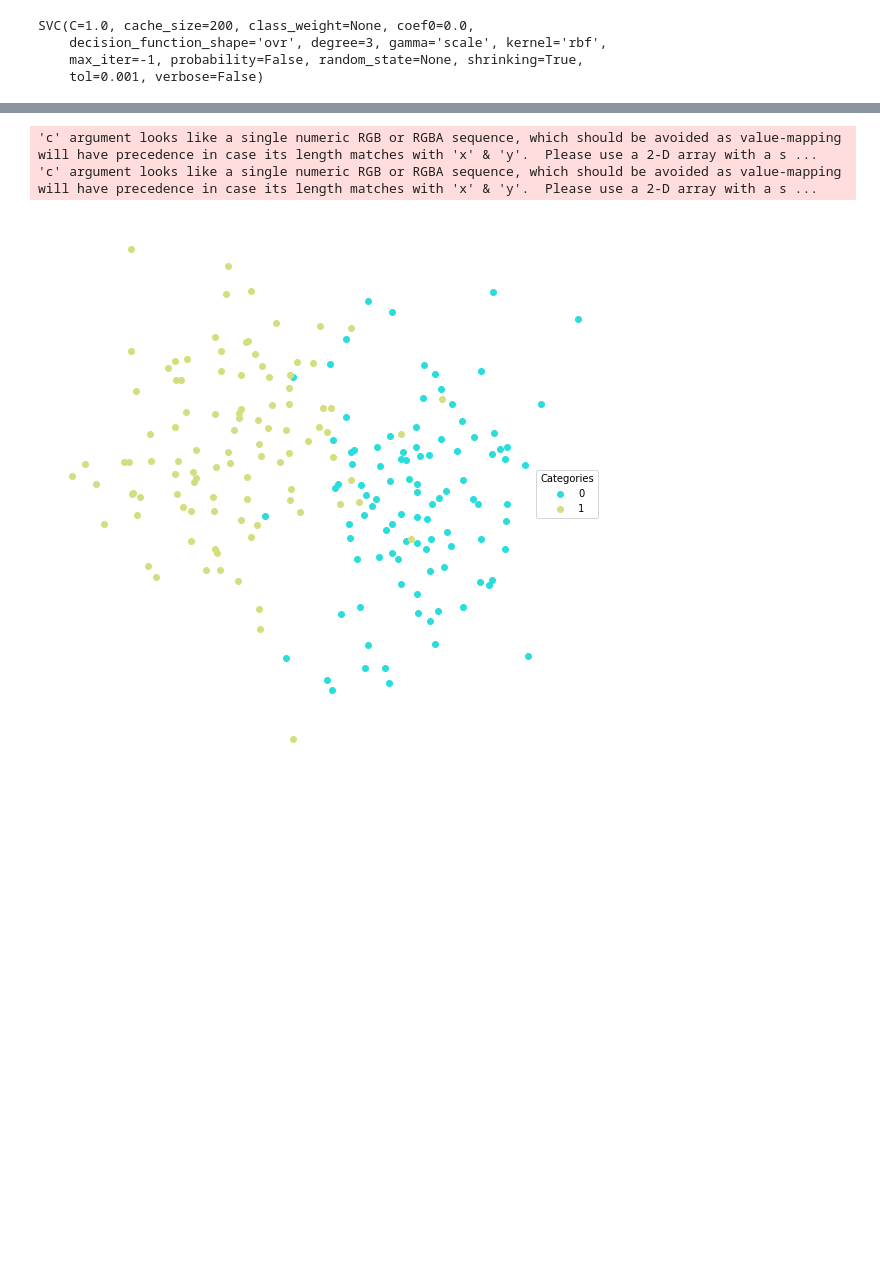
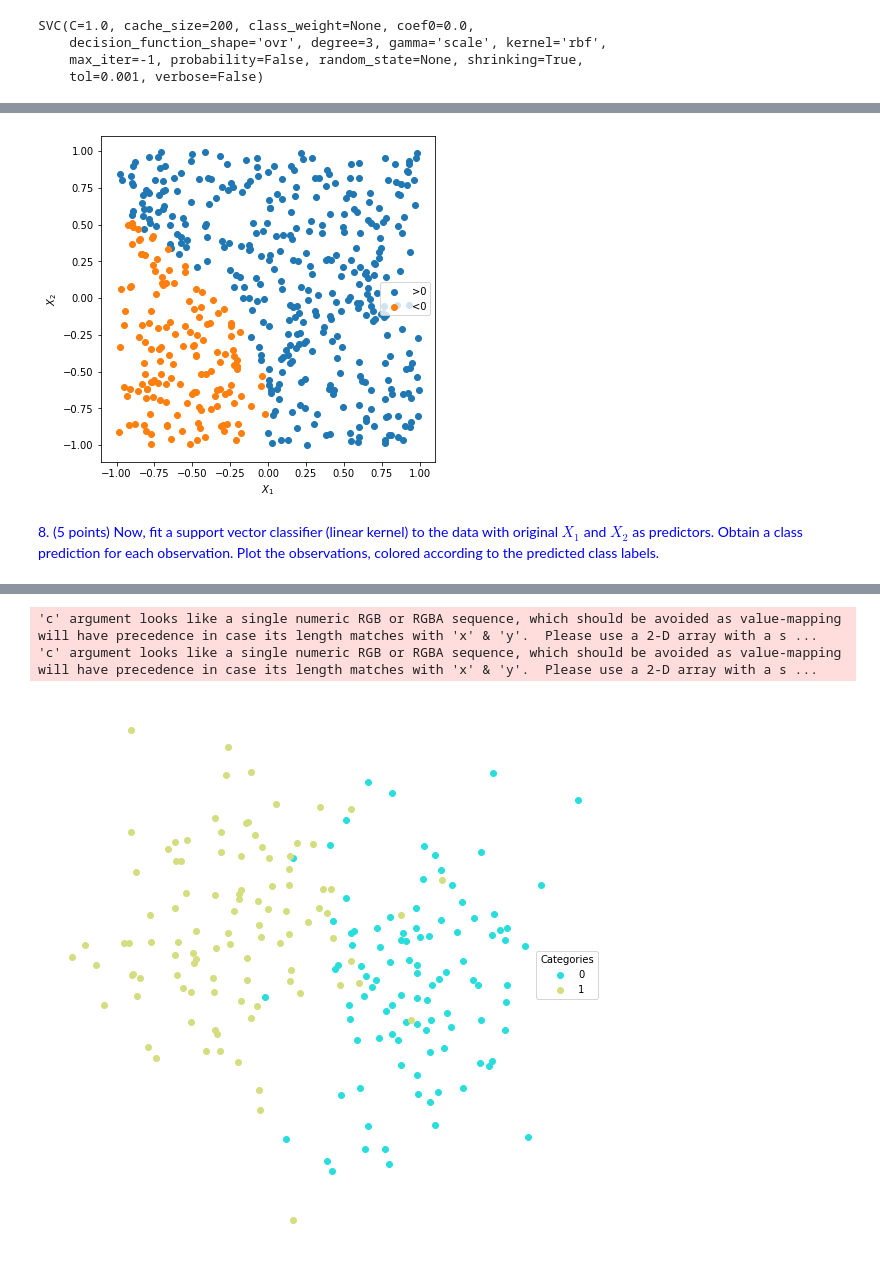
Before and after one commit to anuraag94/problem-set-6, a Jupyter notebook: Regina_Catipon_HW6.ipynb, the cells around one changed output, grey strips where cells are left out. Saved outputs shown, nothing was run; the diff lists cells and outputs as text; code cells hidden in the pictures; blank space fills up the shorter version.

```diff
--- a/Regina_Catipon_HW6.ipynb
+++ b/Regina_Catipon_HW6.ipynb
@@ -229,0 +201,8 @@ In class we learned that in the case of data that is just barely linearly separa
+# %%
+import math
+# variable x1 times x2
+
+nonlinear_func = np.stack((x1, x2,(x1**2),(x2**2)), axis=1)
+output = y >=0
+#logistic regression
+non_lr = LogisticRegression().fit(nonlinear_func, output )
@@ -229,0 +211,19 @@ In class we learned that in the case of data that is just barely linearly separa
+# %%
+pred_non_lr = non_lr.predict(nonlinear_func)
+# %%
+
+# predictions with nonlinear
+fig, ax = plt.subplots(figsize = (6,6))
+pallet = seaborn.color_palette(palette='rainbow', n_colors= 2)
+plt.scatter(x1[pred_non_lr],x2[pred_non_lr])
+plt.scatter(x1[~pred_non_lr],x2[~pred_non_lr])
+ax.legend(['>0','<0'], loc = 'center right')
+ax.axis('on')
+plt.xlabel('$X_1$')
+plt.ylabel('$X_2$')
+plt.show()
+plt.close()
+# %% [output]
+[figure, added]
+# %% [markdown]
+<span style="color:blue">8. (5 points) Now, fit a support vector classifier (linear kernel) to the data with original $X_1$ and $X_2$ as predictors. Obtain a class prediction for each observation. Plot the observations, colored according to the predicted class labels.
```
Also changed, not shown: parts of 67 cells of this notebook.
